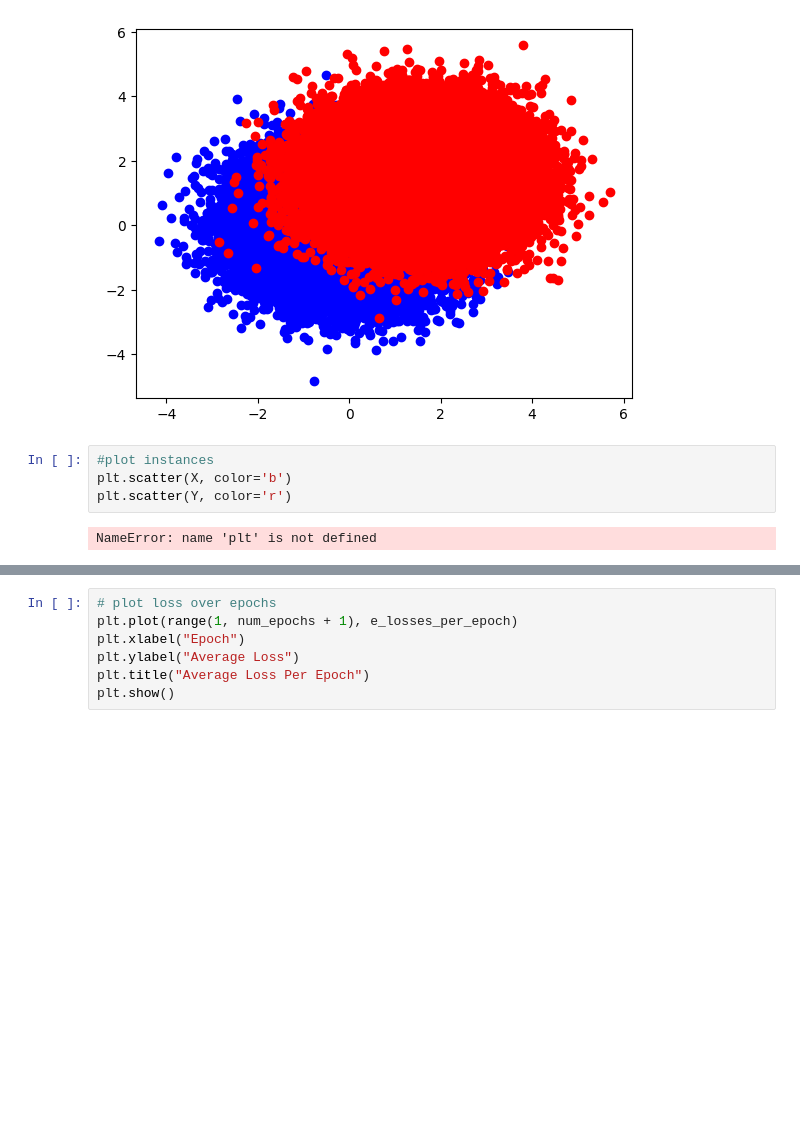
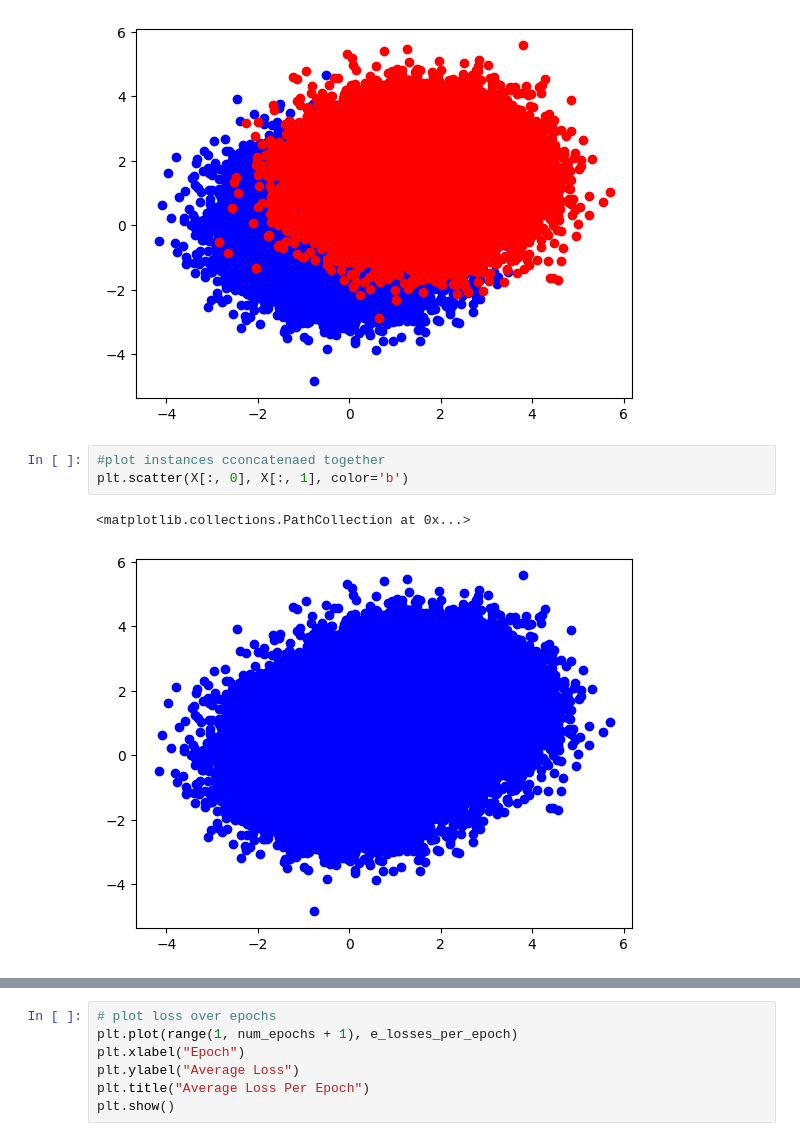
Before and after one commit to Saputoa21/Machine-Translation, a Jupyter notebook: Kopie_von_toy_lstm_pytorch_binaryclassifier_BasicsMT2025s.ipynb, the cells around one changed output, grey strips where cells are left out. Drawn from its saved outputs; the diff is of its cells as text; blank space fills up the shorter version.

```diff
--- a/Kopie_von_toy_lstm_pytorch_binaryclassifier_BasicsMT2025s.ipynb
+++ b/Kopie_von_toy_lstm_pytorch_binaryclassifier_BasicsMT2025s.ipynb
@@ -37,8 +79,8 @@ plt.scatter(X2[:, 0], X2[:, 1], color='r')
 <matplotlib.collections.PathCollection at 0x...>
 [figure]
 # %%
-#plot instances
-plt.scatter(X, color='b')
-plt.scatter(Y, color='r')
+#plot instances cconcatenaed together
+plt.scatter(X[:, 0], X[:, 1], color='b')
 # %% [output]
-NameError: name 'plt' is not defined
+<matplotlib.collections.PathCollection at 0x...>
+[figure, added]
```
Also changed, not shown: parts of 8 cells of this notebook.
